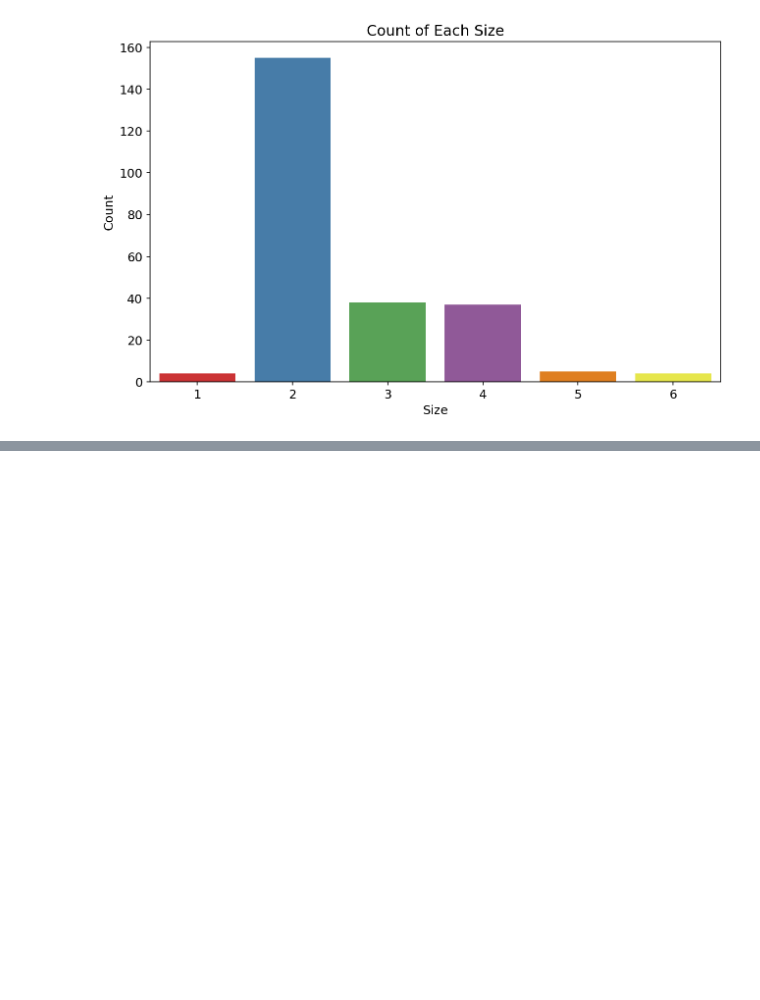
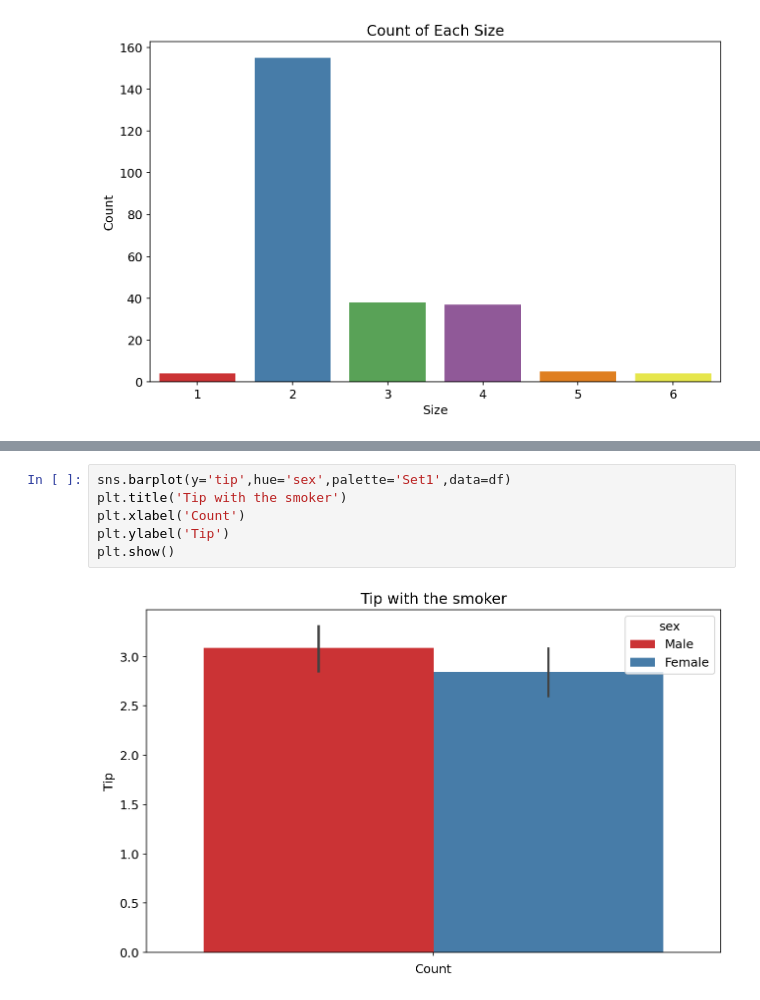
Before and after one commit to Jawad-Muzafar/EDA, a Jupyter notebook: Tips/eda.ipynb, the cells around one changed output, grey strips where cells are left out. Cells and saved outputs as stored; diff of their text form; blank space fills up the shorter version.

```diff
--- a/Tips/eda.ipynb
+++ b/Tips/eda.ipynb
@@ -427,0 +490,8 @@ plt.show()
+# %%
+sns.barplot(y='tip',hue='sex',palette='Set1',data=df)
+plt.title('Tip with the smoker')
+plt.xlabel('Count')
+plt.ylabel('Tip')
+plt.show()
+# %% [output]
+[figure, added]
```
Also changed, not shown: parts of 48 cells of this notebook.
